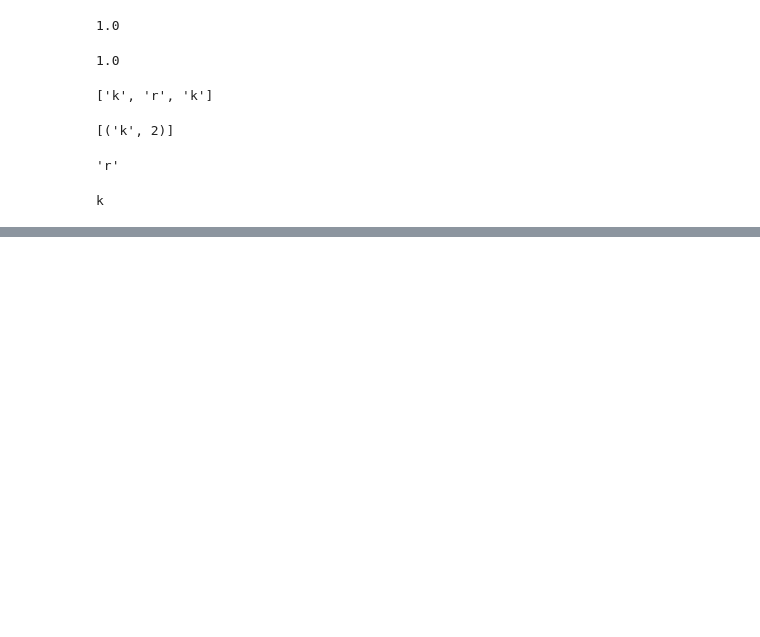
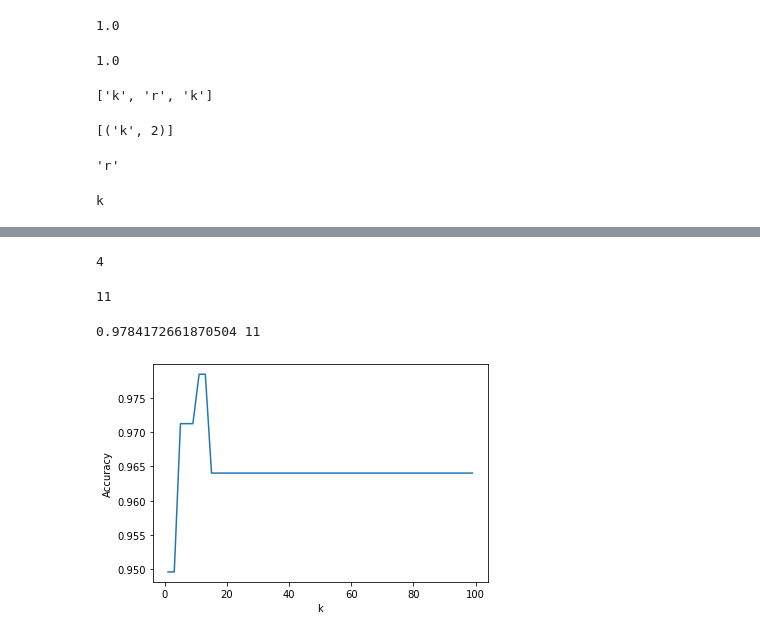
Before and after one commit to singhtaran1005/Breast-Cancer-Project-ML, a Jupyter notebook: Breast Cancer Data Analysis.ipynb, the cells around one changed output, grey strips where cells are left out. Saved outputs shown, nothing was run; the diff lists cells and outputs as text; code cells hidden in the pictures; blank space fills up the shorter version.

```diff
--- a/Breast Cancer Data Analysis.ipynb
+++ b/Breast Cancer Data Analysis.ipynb
@@ -63,0 +142,10 @@ k
+# %%
+import random
+random.shuffle(full_data) #We shuffle our data so that we get some uniformity in the examples used as train and test data
+#That is to say that we shouldn't have all examples of only a single class in the test data
+#TRAIN-TEST-SPLIT
+test_size = 0.2
+
+train_data = full_data[:-int(test_size*len(full_data))]
+test_data = full_data[-int(test_size*len(full_data)):]
+len(train_data) #each list inside main list has 10 elements i.e. 9 features and 1 label, same for test data
@@ -63,0 +158,10 @@ k
+# %%
+train_set = {2:[] , 4:[]} #We need our dataset in dictionary format so that we can use it in KNN function
+test_set = {2:[] , 4:[]}
+for i in train_data:
+    train_set[i[-1]].append(i[:-1])
+    #We took one-one list from train_data and appended the features from that list into dictionary
+    #with key as last element (label) of that list
+for i in test_data:
+    test_set[i[-1]].append(i[:-1]) #same process repeated for test data
+train_set
@@ -63,0 +186,33 @@ k
+# %%
+knn(train_set,[5,10,10,5,4,5,4,4,1],11) #passing a single data [5,10,10,5,4,5,4,4,1] for prediction
+#if tumor is benign (2) or malignant (4)
+# %% [output]
+4
+# %%
+accuracy = [] #list to append accuracy in
+z = [i for i in range(1,100,2)] #list of all values of k used below
+for k in range(1,100,2):
+    correct = 0
+    total = len(test_data)
+    for group in test_set:
+        for data in test_set[group]: #data contains a list of 9 features x1,x2...x9
+            vote = knn(train_set,data,k) #we check classification made by knn for data variable
+            if group == vote: #if group of data variable = classification made by knn then correct += 1
+                correct+=1
+    accuracy.append(correct/total)
+# %%
+z[accuracy.index(max(accuracy))]
+# %% [output]
+11
+# %%
+#Accuracy list will have some accuracy at 0th index for k =1, at 1st index for k =2 and at nth index for k = n+1
+print(max(accuracy),z[accuracy.index(max(accuracy))]) #printing maximum accuracy and first value of kfor which it occurs
+#PLOTTING ACCURACY VS. K graph for analysis of performance of KNN on breast cancer classification problem
+plt.xlabel("k")
+plt.ylabel("Accuracy")
+plt.plot(z,accuracy)
+#Plot functions gives a continuous line over all points in z (list of x coordinate) and accuracy (list of y coordinate)
+plt.show() #shows the plot
+# %% [output]
+0.9784172661870504 11
+[figure, added]
```
Also changed, not shown: parts of 11 cells of this notebook.
